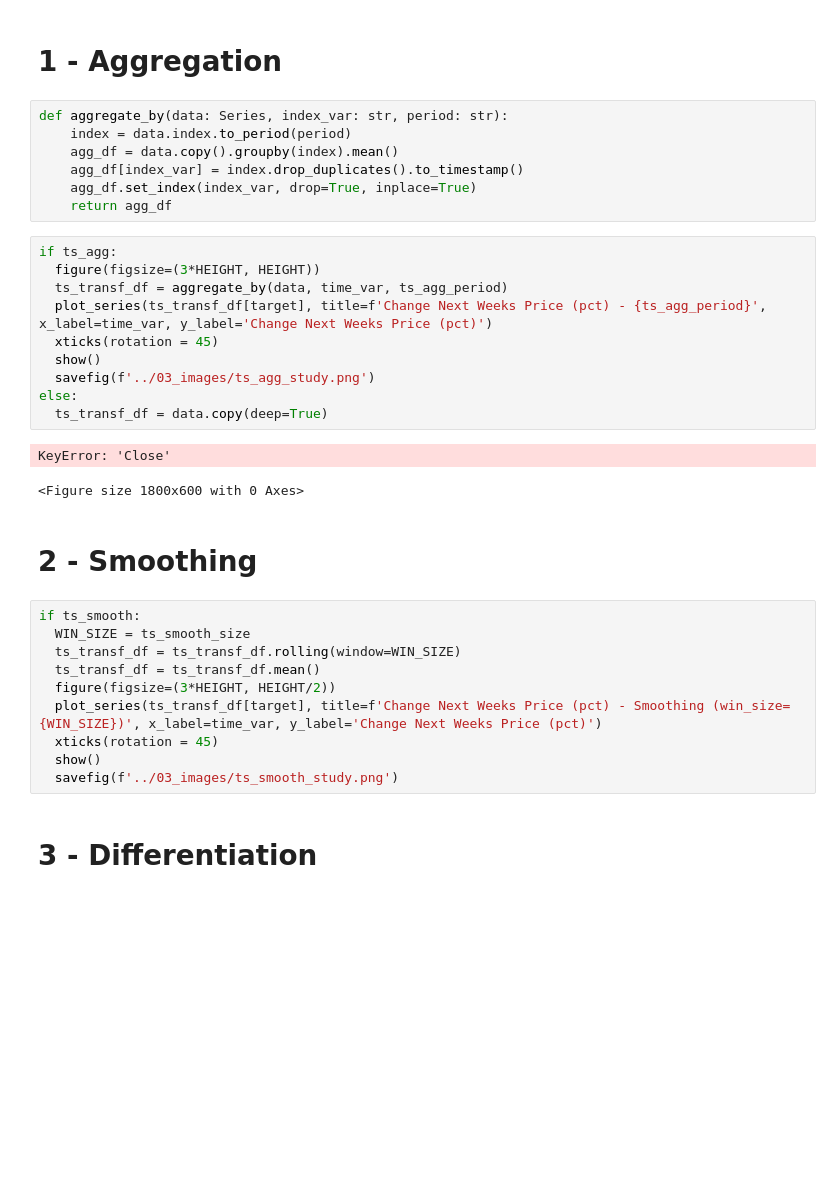
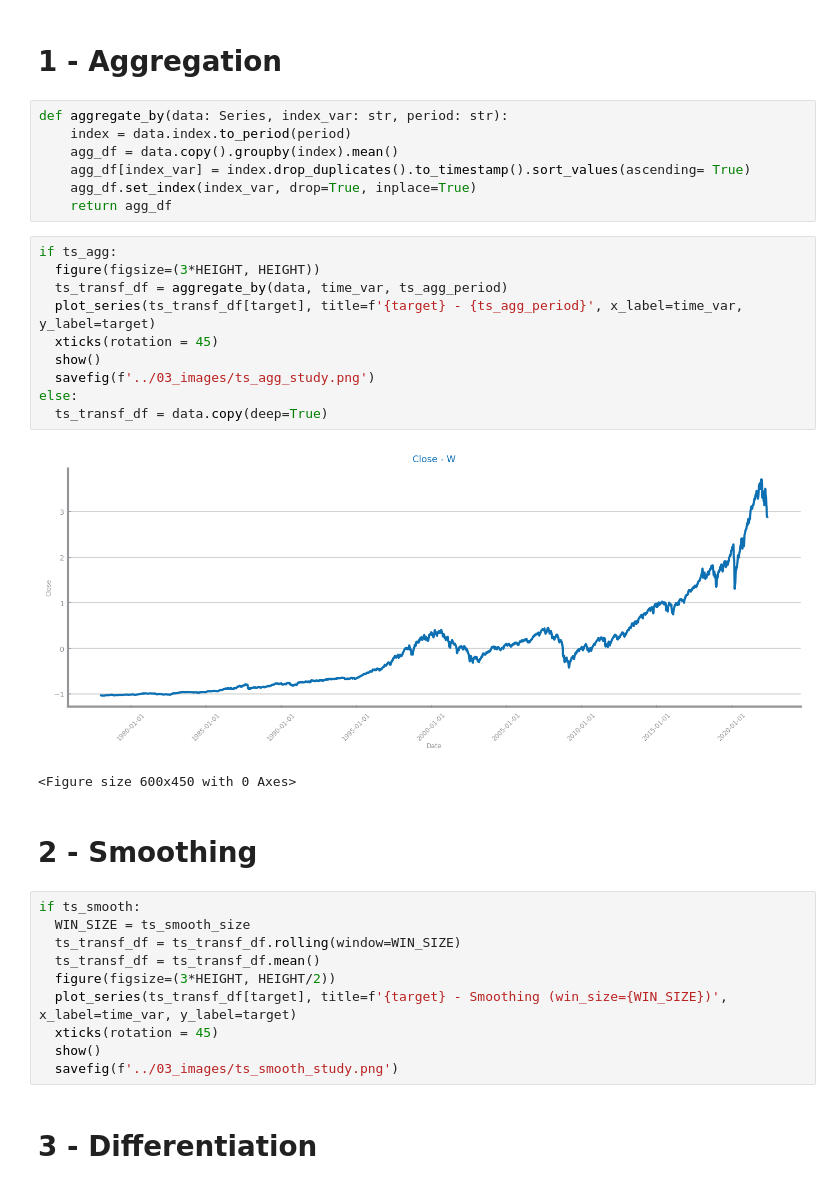
Before and after one commit to mifig/03_DataScience_SeriesTemporais, a Jupyter notebook: 01_sp500/02_scripts/p03_ts_transformation.ipynb, the cells around one changed output. Saved outputs shown, nothing was run; the diff lists cells and outputs as text; blank space fills up the shorter version.

```diff
--- a/01_sp500/02_scripts/p03_ts_transformation.ipynb
+++ b/01_sp500/02_scripts/p03_ts_transformation.ipynb
@@ -33,22 +26,22 @@ KeyError: 'Close'
 def aggregate_by(data: Series, index_var: str, period: str):
     index = data.index.to_period(period)
     agg_df = data.copy().groupby(index).mean()
-    agg_df[index_var] = index.drop_duplicates().to_timestamp()
+    agg_df[index_var] = index.drop_duplicates().to_timestamp().sort_values(ascending= True)
     agg_df.set_index(index_var, drop=True, inplace=True)
     return agg_df
 # %%
 if ts_agg:
   figure(figsize=(3*HEIGHT, HEIGHT))
   ts_transf_df = aggregate_by(data, time_var, ts_agg_period)
-  plot_series(ts_transf_df[target], title=f'Change Next Weeks Price (pct) - {ts_agg_period}', x_label=time_var, y_label='Change Next Weeks Price (pct)')
+  plot_series(ts_transf_df[target], title=f'{target} - {ts_agg_period}', x_label=time_var, y_label=target)
   xticks(rotation = 45)
   show()
   savefig(f'../03_images/ts_agg_study.png')
 else:
   ts_transf_df = data.copy(deep=True)
 # %% [output]
+[figure, added]
-KeyError: 'Close'
+<Figure size 600x450 with 0 Axes>
-<Figure size 1800x600 with 0 Axes>
 # %% [markdown]
 # 2 - Smoothing
 # %%
@@ -57,7 +50,7 @@ if ts_smooth:
   ts_transf_df = ts_transf_df.rolling(window=WIN_SIZE)
   ts_transf_df = ts_transf_df.mean()
   figure(figsize=(3*HEIGHT, HEIGHT/2))
-  plot_series(ts_transf_df[target], title=f'Change Next Weeks Price (pct) - Smoothing (win_size={WIN_SIZE})', x_label=time_var, y_label='Change Next Weeks Price (pct)')
+  plot_series(ts_transf_df[target], title=f'{target} - Smoothing (win_size={WIN_SIZE})', x_label=time_var, y_label=target)
   xticks(rotation = 45)
   show()
   savefig(f'../03_images/ts_smooth_study.png')
```
Also changed, not shown: parts of 9 cells of this notebook, 29 other files.
